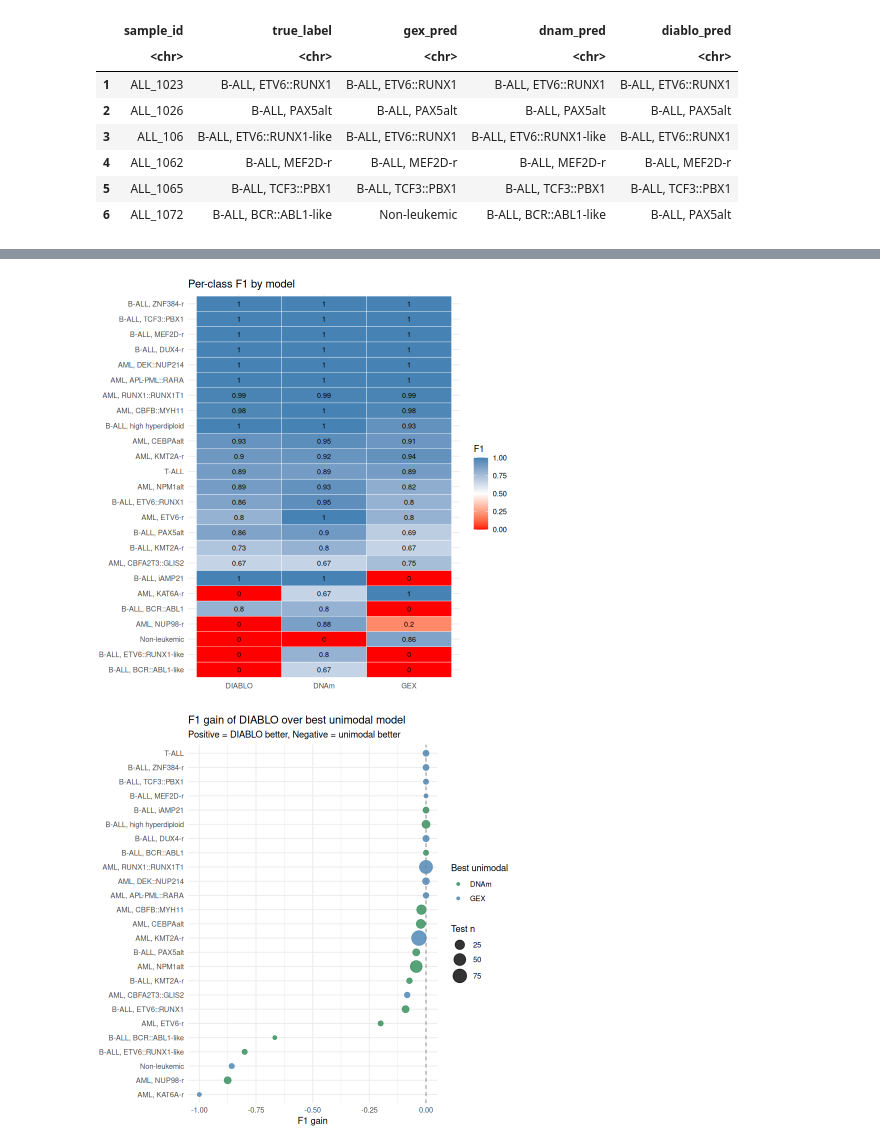
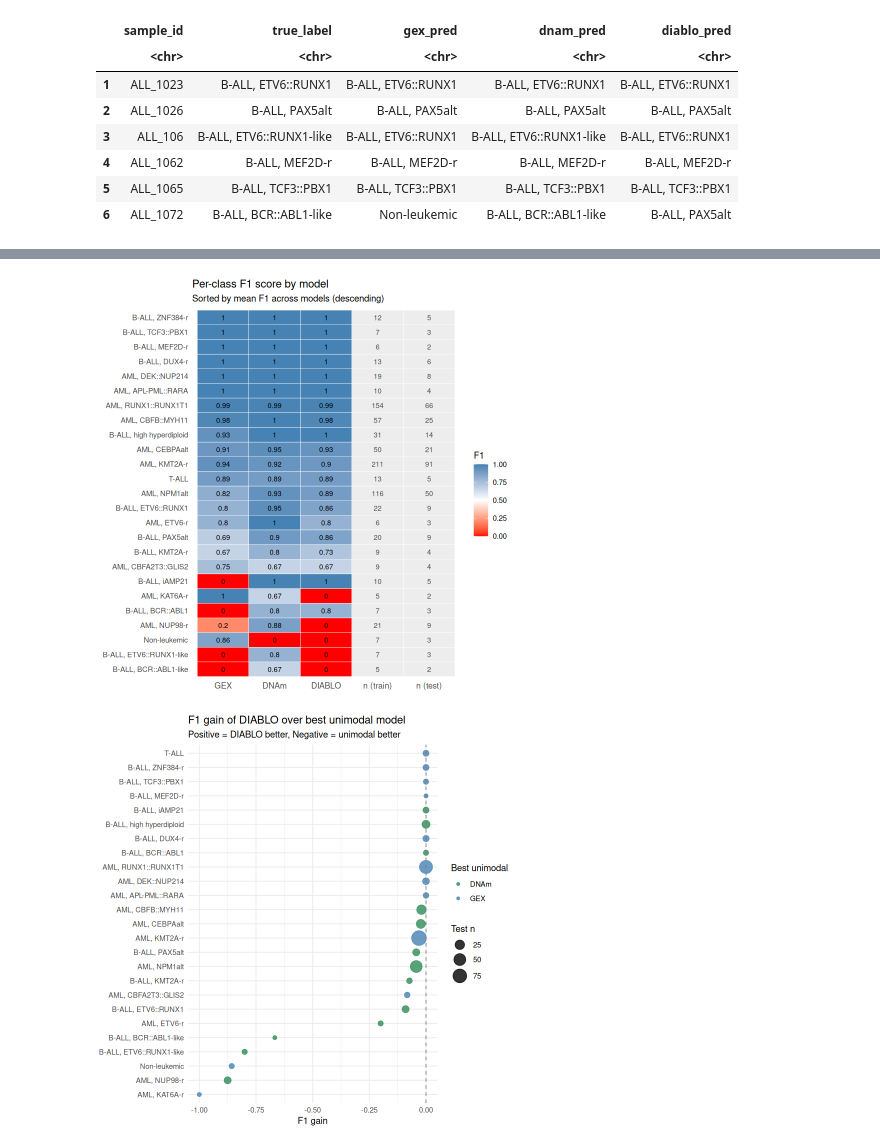
Before and after one commit to Molmed/pallas, a Jupyter notebook: R/mixomics_evaluate_model.ipynb, the cells around one changed output, grey strips where cells are left out. Drawn from its saved outputs; the diff is of its cells as text; code cells hidden in the pictures.

```diff
--- a/R/mixomics_evaluate_model.ipynb
+++ b/R/mixomics_evaluate_model.ipynb
@@ -35,3 +43,7 @@ Samples: 356
 GEX features: 19499
 DNAm features: 186411
 Subtypes: AML, APL-PML::RARA AML, CBFA2T3::GLIS2 AML, CBFB::MYH11 AML, CEBPAalt AML, DEK::NUP214 AML, ETV6-r AML, KAT6A-r AML, KMT2A-r AML, NPM1alt AML, NUP98-r AML, RUNX1::RUNX1T1 B-ALL, BCR::ABL1 B- ...
+# %%
+# Also read in train labels to use in charts
+train_labels <- read.csv(TRAIN_LABELS_FILE, row.names = 1)
+train_labels
@@ -39,10 +71,12 @@ Subtypes: AML, APL-PML::RARA AML, CBFA2T3::GLIS2 AML, CBFB::MYH11 AML, CEBPAalt
 X_gex_test <- test_data$X_gex
 X_dnam_test <- test_data$X_dnam
 Y_test     <- test_data$Y
+Y_train    <- train_labels$class
 
 head(X_gex_test)
 head(X_dnam_test)
 head(Y_test)
+head(Y_train)
 # %% [output]
 A matrix: 6 × 19499 of type dbl
 |  | ENSG00000000003 | ENSG00000000005 | ENSG00000000419 | ENSG00000000457 | ENSG00000000460 | ENSG00000000938 | ... |
@@ -175,7 +212,12 @@ f1_wide <- f1_all |> select(Class, Model, F1) |>
   pivot_wider(names_from = Model, values_from = F1)
 
 # Add class sizes
-class_n        <- as.data.frame(table(Y_test))
-colnames(class_n) <- c("Class", "n")
-f1_wide        <- left_join(f1_wide, class_n, by = "Class")
+class_n_train       <- as.data.frame(table(Y_train))
+colnames(class_n_train) <- c("Class", "n_train")
+f1_wide        <- left_join(f1_wide, class_n_train, by = "Class")
+
+class_n_test        <- as.data.frame(table(Y_test))
+colnames(class_n_test) <- c("Class", "n_test")
+f1_wide        <- left_join(f1_wide, class_n_test, by = "Class")
+f1_wide
 # %% [output]
@@ -198,16 +243,59 @@ The following objects are masked from ‘package:base’:
 # %%
-f1_long <- pivot_longer(f1_wide, cols = c("GEX","DNAm","DIABLO"),
-                         names_to = "Model", values_to = "F1")
+# Add average F1 column for sorting
+f1_wide <- f1_wide %>%
+  mutate(avg_F1 = (GEX + DNAm + DIABLO) / 3)
 
-ggplot(f1_long, aes(x = Model, y = reorder(Class, F1), fill = F1)) +
+# Pivot to long including n_train and n_test as separate tile columns
+f1_long <- f1_wide %>%
+  pivot_longer(cols = c("GEX", "DNAm", "DIABLO"),
+               names_to = "Model", values_to = "F1")
+
+# Create n_train and n_test rows as separate "columns"
+n_df <- f1_wide %>%
+  select(Class, n_train, n_test, avg_F1) %>%
+  pivot_longer(cols = c("n_train", "n_test"),
+               names_to = "Model", values_to = "n_val") %>%
+  mutate(F1 = NA)
+
+# Combine
+f1_plot_df <- bind_rows(
+  f1_long %>% mutate(n_val = NA),
+  n_df
+) %>%
+  mutate(Model = factor(Model,
+                        levels = c("GEX", "DNAm", "DIABLO",
+                                   "n_train", "n_test")))
+
+ggplot(f1_plot_df,
+       aes(x = Model,
+           y = reorder(Class, avg_F1),
+           fill = F1)) +
   geom_tile(colour = "white") +
-  scale_fill_gradient2(low = "red", mid = "white", high = "steelblue",
-                       midpoint = 0.5, limits = c(0, 1)) +
-  geom_text(aes(label = round(F1, 2)), size = 3) +
-  labs(title = "Per-class F1 by model", x = NULL, y = NULL) +
-  theme_minimal()
+  # F1 values
+  geom_text(data = filter(f1_plot_df, Model %in% c("GEX","DNAm","DIABLO")),
+            aes(label = round(F1, 2)), size = 3) +
+  # n_train and n_test values
+  geom_text(data = filter(f1_plot_df, Model %in% c("n_train","n_test")),
+            aes(label = n_val), size = 3, colour = "grey30") +
+  scale_fill_gradient2(low       = "red",
+                       mid       = "white",
+                       high      = "steelblue",
+                       midpoint  = 0.5,
+                       limits    = c(0, 1),
+                       na.value  = "grey93",
+                       name      = "F1") +
+  scale_x_discrete(labels = c("GEX", "DNAm", "DIABLO",
+                               "n (train)", "n (test)")) +
+  labs(title = "Per-class F1 score by model",
+       subtitle = "Sorted by mean F1 across models (descending)",
+       x = NULL, y = NULL) +
+  theme_minimal() +
+  theme(axis.text.x  = element_text(size = 10),
+        axis.text.y  = element_text(size = 9),
+        legend.position = "right",
+        panel.grid   = element_blank())
 # %% [output]
-[figure, old version]
+[figure, new version]
 # %%
 f1_wide <- f1_wide |>
   mutate(
```
Also changed, not shown: parts of 8 cells of this notebook.
